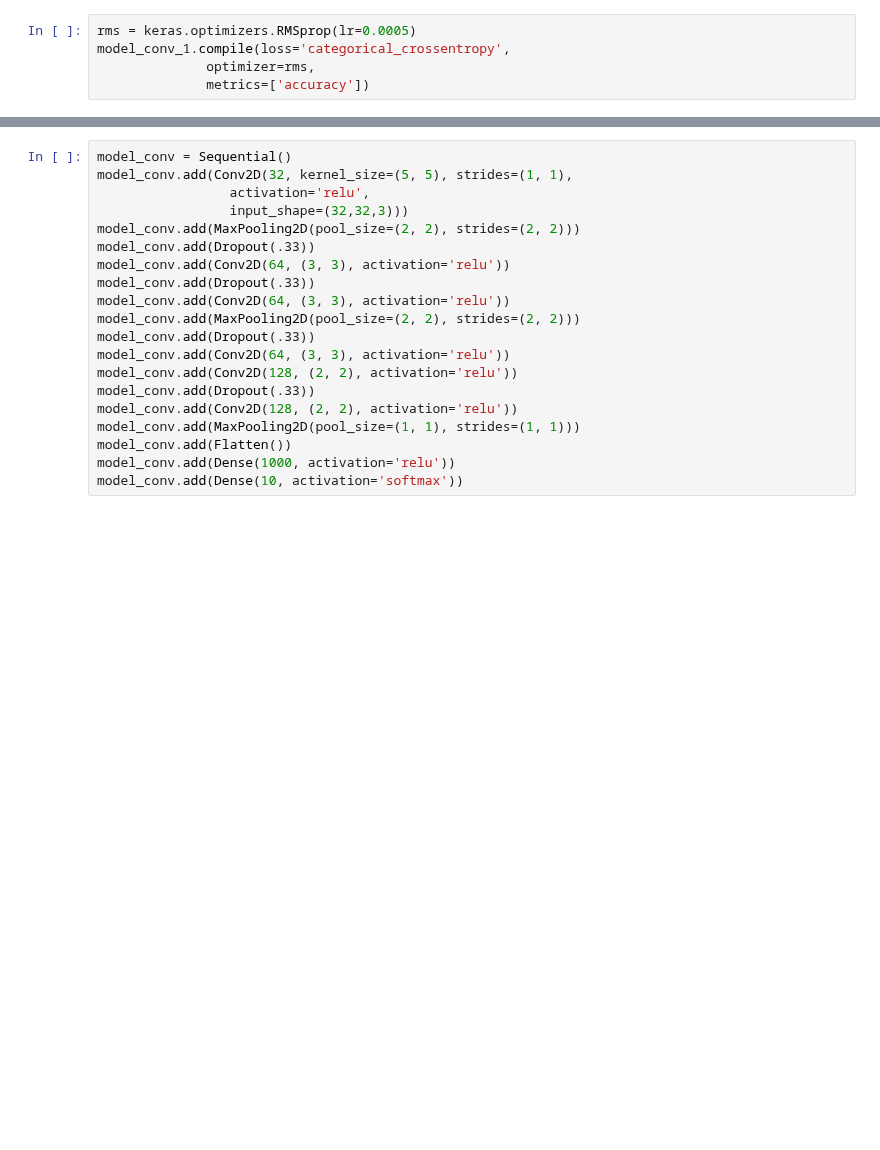
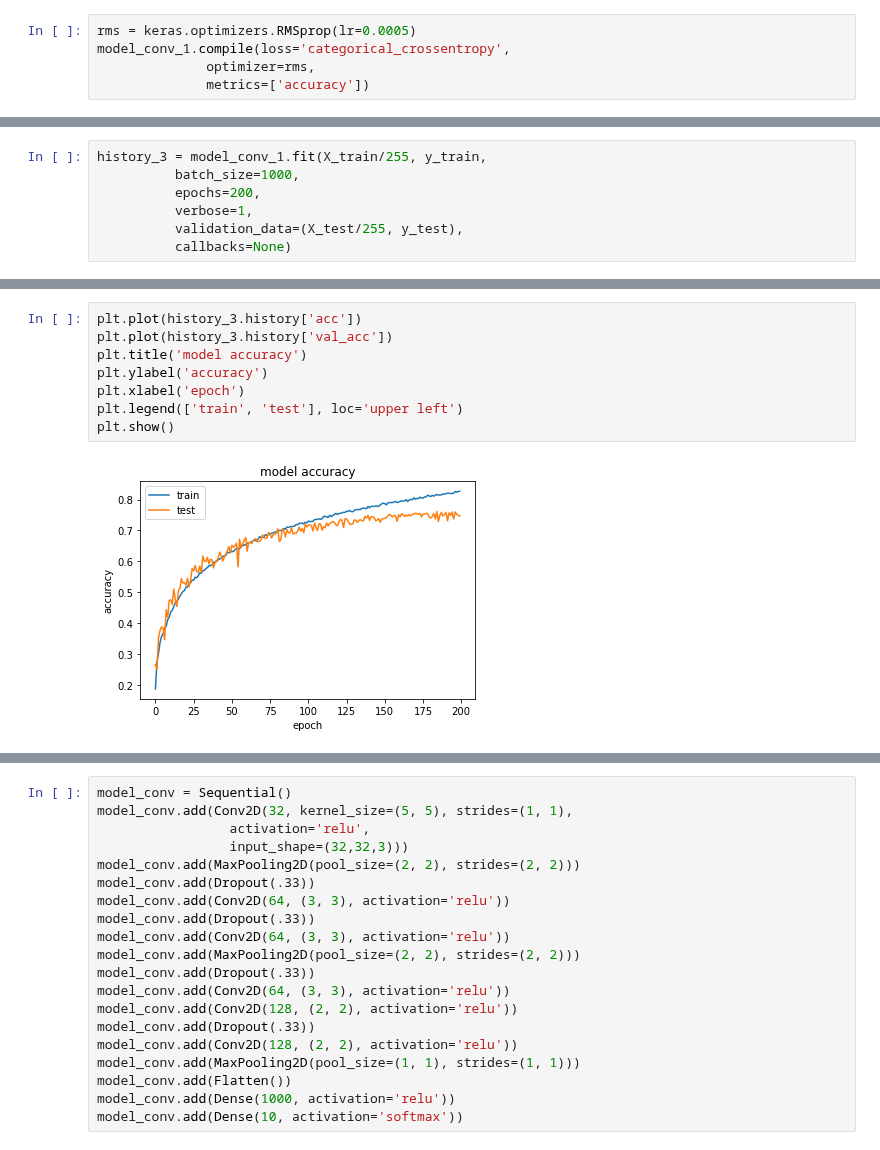
Before and after one commit to kthoward/Thinkful, a Jupyter notebook: TensorFlow_6.ipynb, the cells around one changed output, grey strips where cells are left out. Cells and saved outputs as stored; diff of their text form; blank space fills up the shorter version.

```diff
--- a/TensorFlow_6.ipynb
+++ b/TensorFlow_6.ipynb
@@ -506,0 +536,7 @@ plt.show()
+# %%
+history_3 = model_conv_1.fit(X_train/255, y_train,
+          batch_size=1000,
+          epochs=200,
+          verbose=1,
+          validation_data=(X_test/255, y_test),
+          callbacks=None)
@@ -506,0 +561,10 @@ plt.show()
+# %%
+plt.plot(history_3.history['acc'])
+plt.plot(history_3.history['val_acc'])
+plt.title('model accuracy')
+plt.ylabel('accuracy')
+plt.xlabel('epoch')
+plt.legend(['train', 'test'], loc='upper left')
+plt.show()
+# %% [output]
+[figure, added]
```
Also changed, not shown: parts of 15 cells of this notebook.
